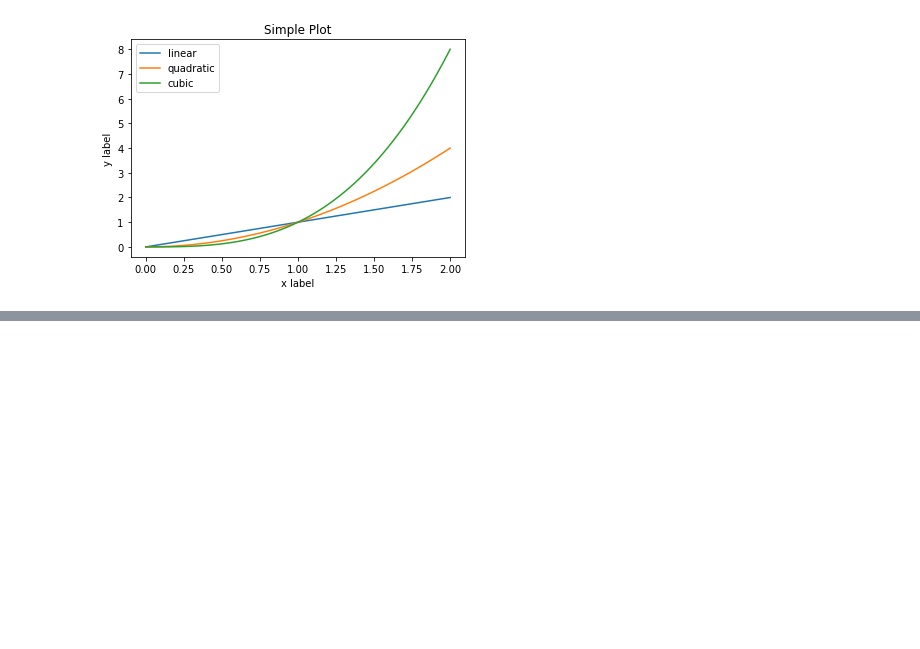
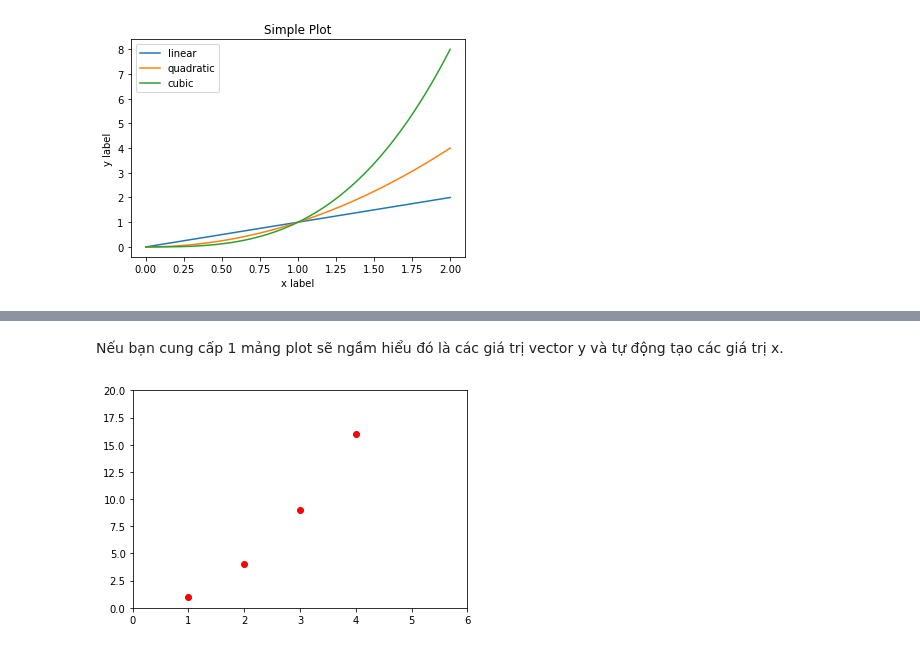
Before and after one commit to phuonghnhut/learn01, a Jupyter notebook: matplotlib.ipynb, the cells around one changed output, grey strips where cells are left out. Cells and saved outputs as stored; diff of their text form; code cells hidden in the pictures; blank space fills up the shorter version.

```diff
--- a/matplotlib.ipynb
+++ b/matplotlib.ipynb
@@ -36,0 +91,8 @@ ax.legend()
+# %% [markdown]
+Nếu bạn cung cấp 1 mảng plot sẽ ngầm hiểu đó là các giá trị vector y và tự động tạo các giá trị x.
+# %%
+plt.plot([1, 2, 3, 4], [1, 4, 9, 16], 'ro')
+plt.axis([0, 6, 0, 20]) # axis([xmin, xmax, ymin, ymax])
+plt.show()
+# %% [output]
+[figure, added]
```
Also changed, not shown: parts of 30 cells of this notebook.
